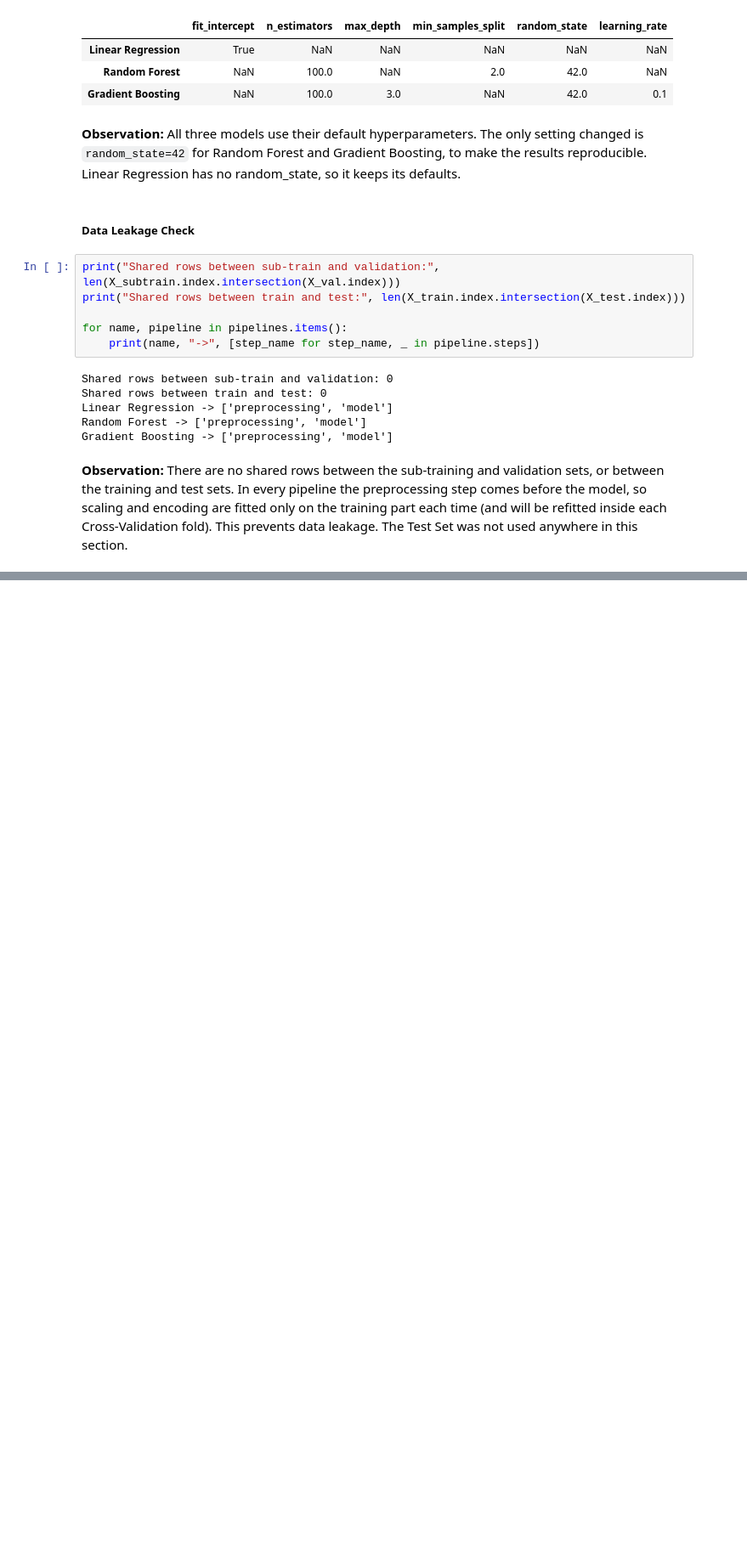
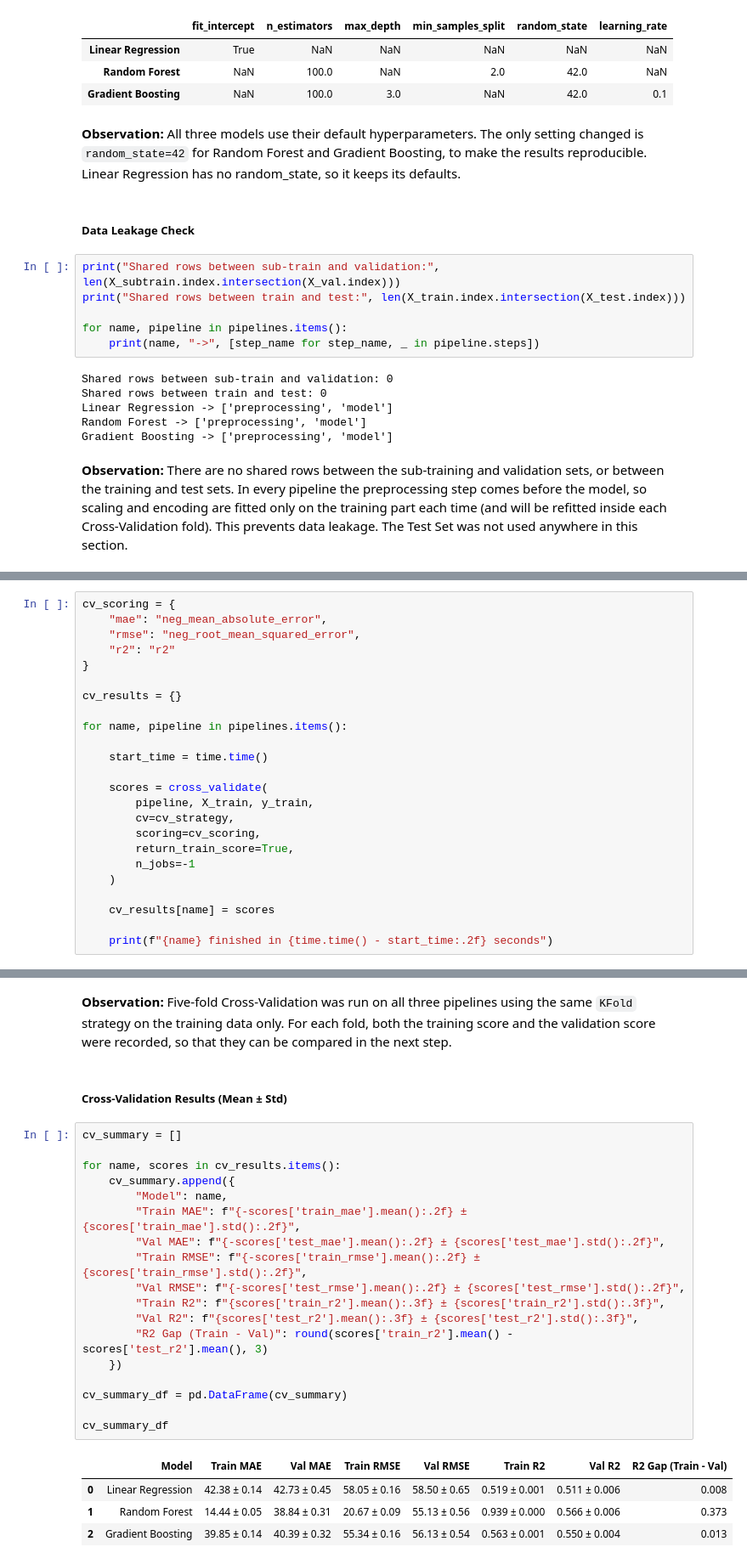
Before and after one commit to samaaali76/Task1-machine-learning, a Jupyter notebook: Notebook.ipynb, the cells around one changed output, grey strips where cells are left out. Shown at 85% size. Drawn from its saved outputs; the diff is of its cells as text; blank space fills up the shorter version.

```diff
--- a/Notebook.ipynb
+++ b/Notebook.ipynb
@@ -1785,0 +1803,24 @@ Gradient Boosting -> ['preprocessing', 'model']
+# %%
+cv_scoring = {
+    "mae": "neg_mean_absolute_error",
+    "rmse": "neg_root_mean_squared_error",
+    "r2": "r2"
+}
+
+cv_results = {}
+
+for name, pipeline in pipelines.items():
+
+    start_time = time.time()
+
+    scores = cross_validate(
+        pipeline, X_train, y_train,
+        cv=cv_strategy,
+        scoring=cv_scoring,
+        return_train_score=True,
+        n_jobs=-1
+    )
+
+    cv_results[name] = scores
+
+    print(f"{name} finished in {time.time() - start_time:.2f} seconds")
@@ -1785,0 +1831,27 @@ Gradient Boosting -> ['preprocessing', 'model']
+# %% [markdown]
+**Observation:** Five-fold Cross-Validation was run on all three pipelines using the same `KFold` strategy on the training data only. For each fold, both the training score and the validation score were recorded, so that they can be compared in the next step.
+# %% [markdown]
+##### Cross-Validation Results (Mean ± Std)
+# %%
+cv_summary = []
+
+for name, scores in cv_results.items():
+    cv_summary.append({
+        "Model": name,
+        "Train MAE": f"{-scores['train_mae'].mean():.2f} ± {scores['train_mae'].std():.2f}",
+        "Val MAE": f"{-scores['test_mae'].mean():.2f} ± {scores['test_mae'].std():.2f}",
+        "Train RMSE": f"{-scores['train_rmse'].mean():.2f} ± {scores['train_rmse'].std():.2f}",
+        "Val RMSE": f"{-scores['test_rmse'].mean():.2f} ± {scores['test_rmse'].std():.2f}",
+        "Train R2": f"{scores['train_r2'].mean():.3f} ± {scores['train_r2'].std():.3f}",
+        "Val R2": f"{scores['test_r2'].mean():.3f} ± {scores['test_r2'].std():.3f}",
+        "R2 Gap (Train - Val)": round(scores['train_r2'].mean() - scores['test_r2'].mean(), 3)
+    })
+
+cv_summary_df = pd.DataFrame(cv_summary)
+
+cv_summary_df
+# %% [output]
+|  | Model | Train MAE | Val MAE | Train RMSE | Val RMSE | Train R2 | Val R2 | R2 Gap (Train - Val) |
+| 0 | Linear Regression | 42.38 ± 0.14 | 42.73 ± 0.45 | 58.05 ± 0.16 | 58.50 ± 0.65 | 0.519 ± 0.001 | 0.511 ± 0.006 | 0.008 |
+| 1 | Random Forest | 14.44 ± 0.05 | 38.84 ± 0.31 | 20.67 ± 0.09 | 55.13 ± 0.56 | 0.939 ± 0.000 | 0.566 ± 0.006 | 0.373 |
+| 2 | Gradient Boosting | 39.85 ± 0.14 | 40.39 ± 0.32 | 55.34 ± 0.16 | 56.13 ± 0.54 | 0.563 ± 0.001 | 0.550 ± 0.004 | 0.013 |
```
Also changed, not shown: parts of 27 cells of this notebook, 1 other file.
